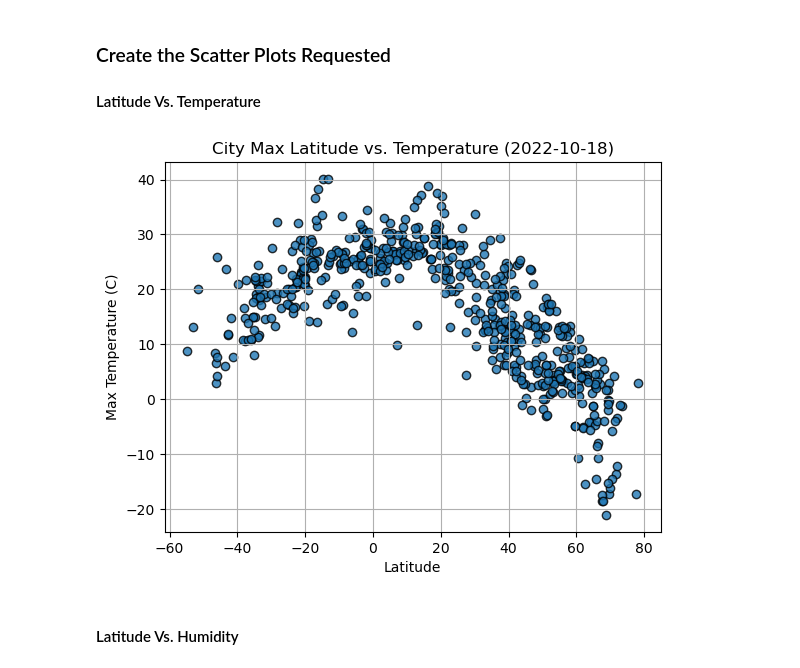
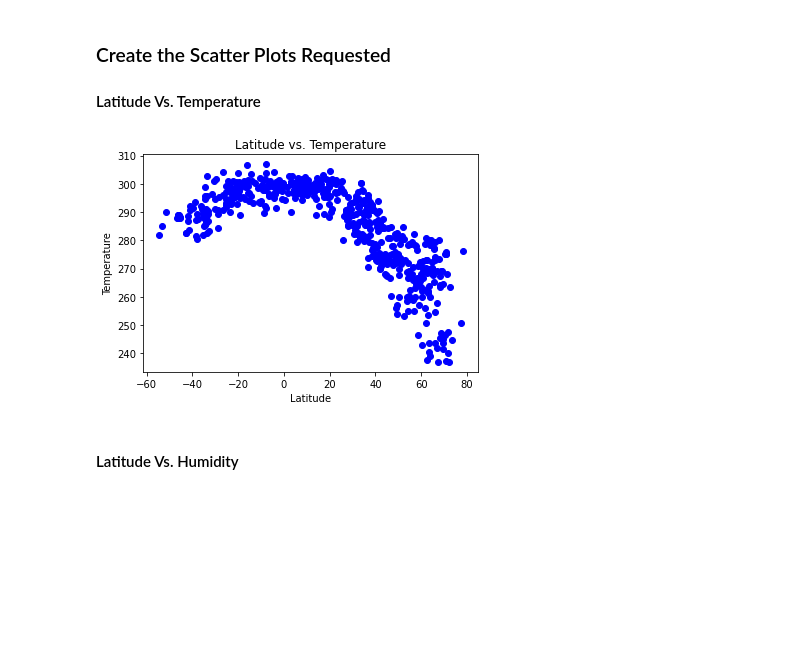
Before and after one commit to rchascall/python-api-challenge, a Jupyter notebook: WeatherPy/WeatherPy.ipynb, the cells around one changed output. Cells and saved outputs as stored; diff of their text form; code cells hidden in the pictures; blank space fills up the shorter version.

Commit message:
Push after WeatherPy Plots

```diff
--- a/WeatherPy/WeatherPy.ipynb
+++ b/WeatherPy/WeatherPy.ipynb
@@ -240,17 +243,24 @@ city_data_df.head()
 # %%
 # Build scatter plot for latitude vs. temperature
 # YOUR CODE HERE
+%matplotlib inline
+x_values = city_data_df["Lat"]
+y_values = city_data_df["Max Temp"]
+plt.scatter(x_values, y_values, color="blue")
+plt.xlabel("Latitude")
+plt.ylabel("Temperature")
+plt.title("Latitude vs. Temperature")
 
 # Incorporate the other graph properties
 # YOUR CODE HERE
 
 # Save the figure
 plt.savefig("output_data/Fig1.png")
 
 # Show plot
 plt.show()
 # %% [output]
-[figure, old version]
+[figure, new version]
 # %% [markdown]
 #### Latitude Vs. Humidity
 # %%
```
Also changed, not shown: parts of 29 cells of this notebook, 5 other files.
